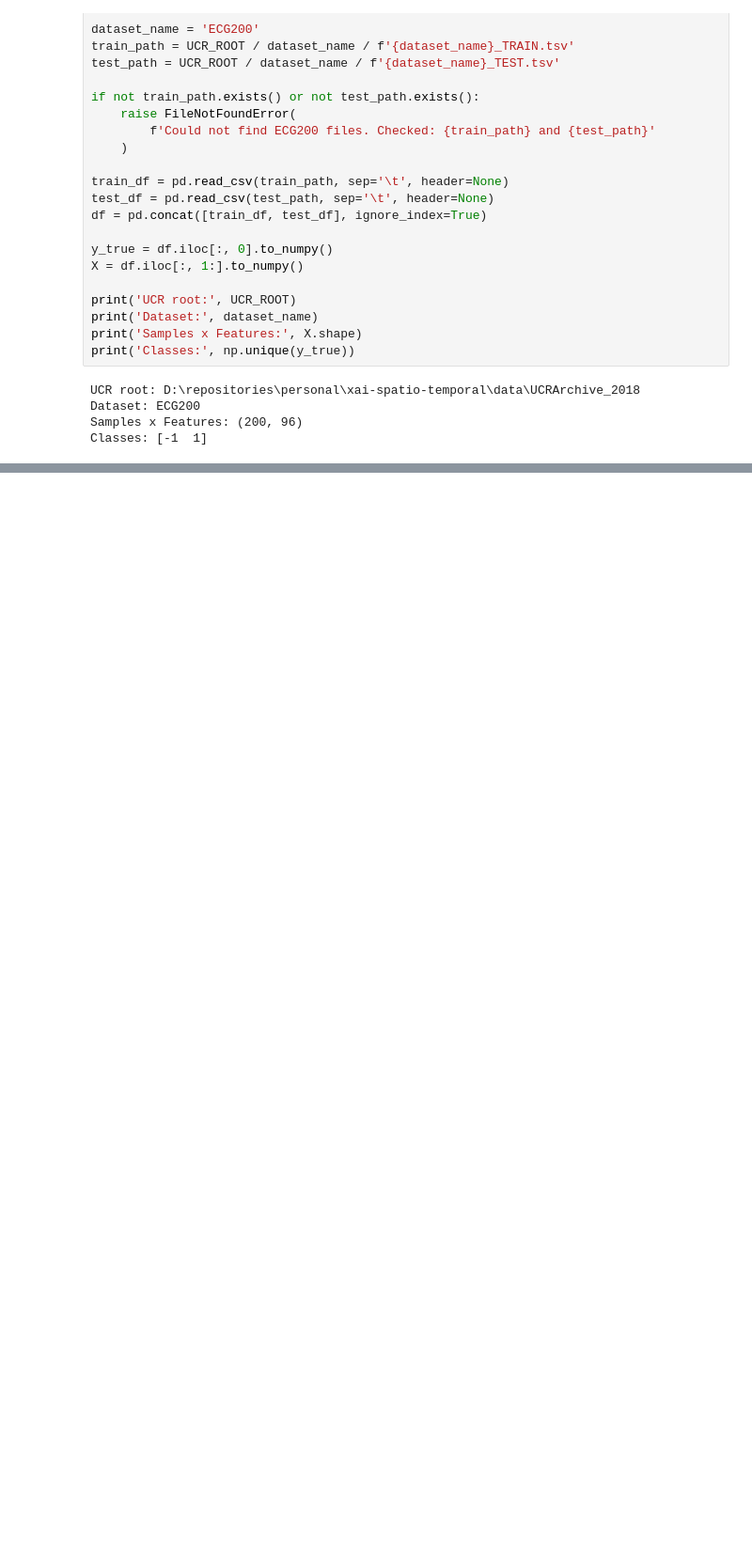
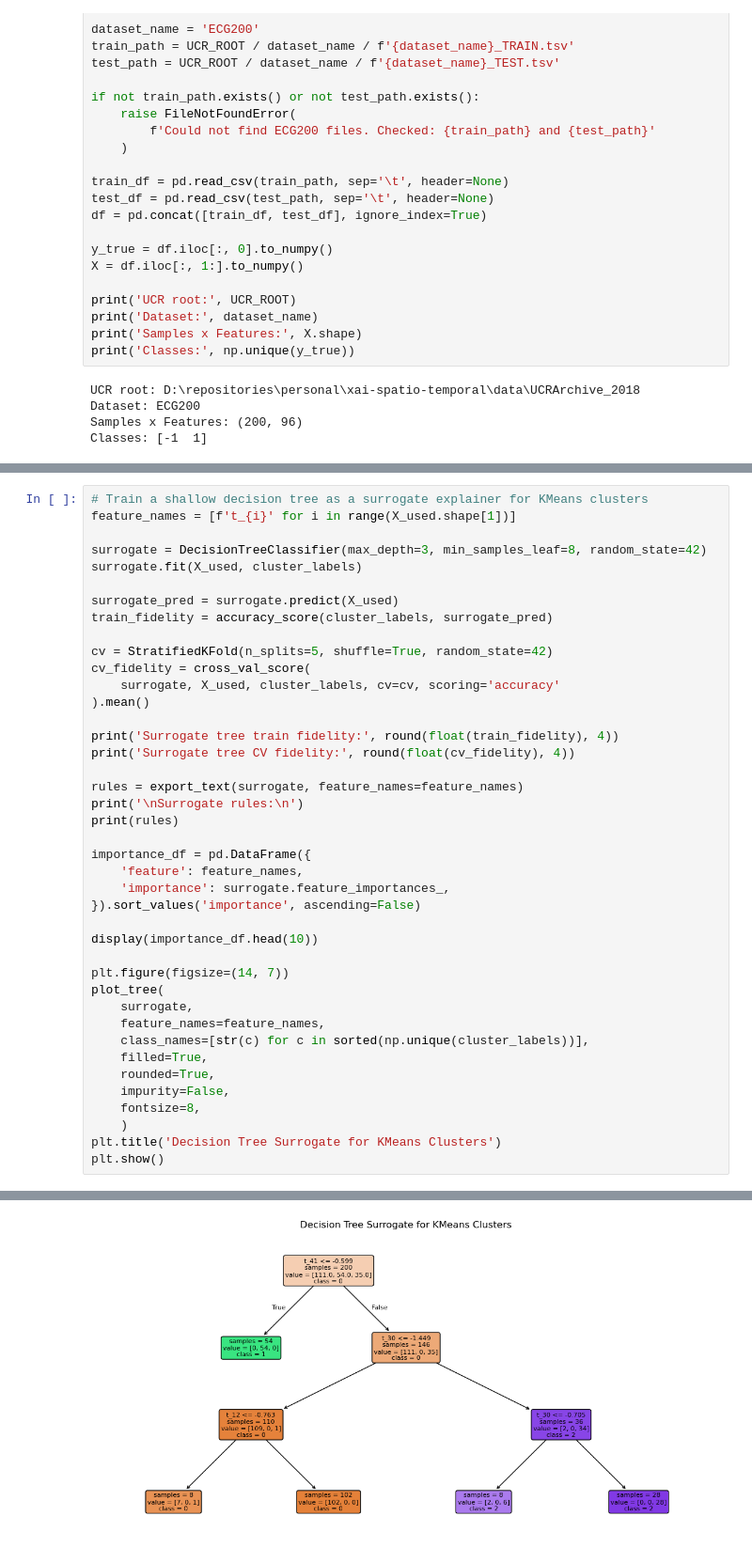
Before and after one commit to anpeata/xai-spatio-temporal, a Jupyter notebook: scripts/notebooks/kmeans_ecg200.ipynb, the cells around one changed output, grey strips where cells are left out. Shown at 94% size. Saved outputs shown, nothing was run; the diff lists cells and outputs as text; blank space fills up the shorter version.

```diff
--- a/scripts/notebooks/kmeans_ecg200.ipynb
+++ b/scripts/notebooks/kmeans_ecg200.ipynb
@@ -239,0 +258,42 @@ plt.show()
+# %%
+# Train a shallow decision tree as a surrogate explainer for KMeans clusters
+feature_names = [f't_{i}' for i in range(X_used.shape[1])]
+
+surrogate = DecisionTreeClassifier(max_depth=3, min_samples_leaf=8, random_state=42)
+surrogate.fit(X_used, cluster_labels)
+
+surrogate_pred = surrogate.predict(X_used)
+train_fidelity = accuracy_score(cluster_labels, surrogate_pred)
+
+cv = StratifiedKFold(n_splits=5, shuffle=True, random_state=42)
+cv_fidelity = cross_val_score(
+    surrogate, X_used, cluster_labels, cv=cv, scoring='accuracy'
+).mean()
+
+print('Surrogate tree train fidelity:', round(float(train_fidelity), 4))
+print('Surrogate tree CV fidelity:', round(float(cv_fidelity), 4))
+
+rules = export_text(surrogate, feature_names=feature_names)
+print('\nSurrogate rules:\n')
+print(rules)
+
+importance_df = pd.DataFrame({
+    'feature': feature_names,
+    'importance': surrogate.feature_importances_,
+}).sort_values('importance', ascending=False)
+
+display(importance_df.head(10))
+
+plt.figure(figsize=(14, 7))
+plot_tree(
+    surrogate,
+    feature_names=feature_names,
+    class_names=[str(c) for c in sorted(np.unique(cluster_labels))],
+    filled=True,
+    rounded=True,
+    impurity=False,
+    fontsize=8,
+    )
+plt.title('Decision Tree Surrogate for KMeans Clusters')
+plt.show()
+# %% [output]
@@ -239,0 +329 @@ plt.show()
+[figure, added]
```
Also changed, not shown: parts of 6 cells of this notebook.
